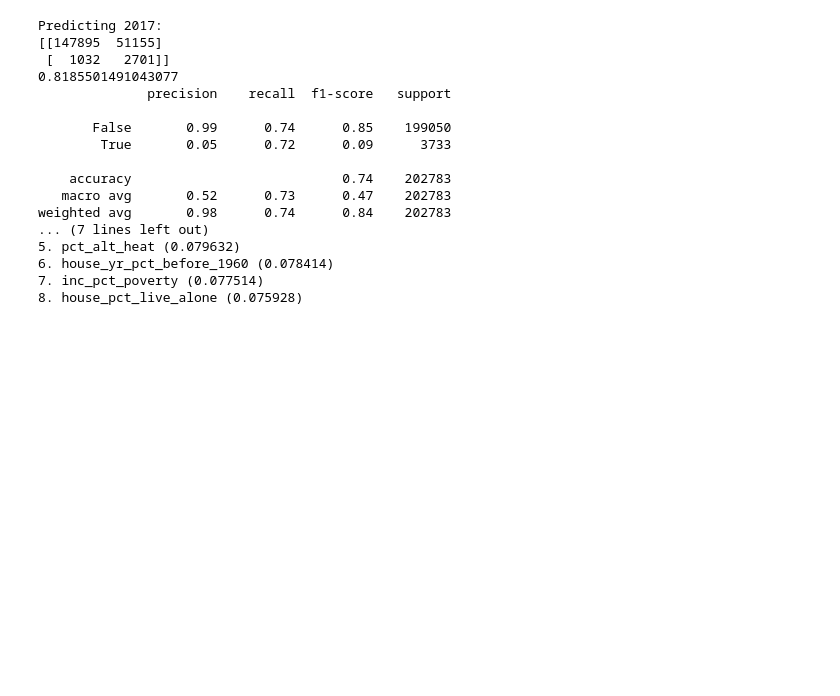
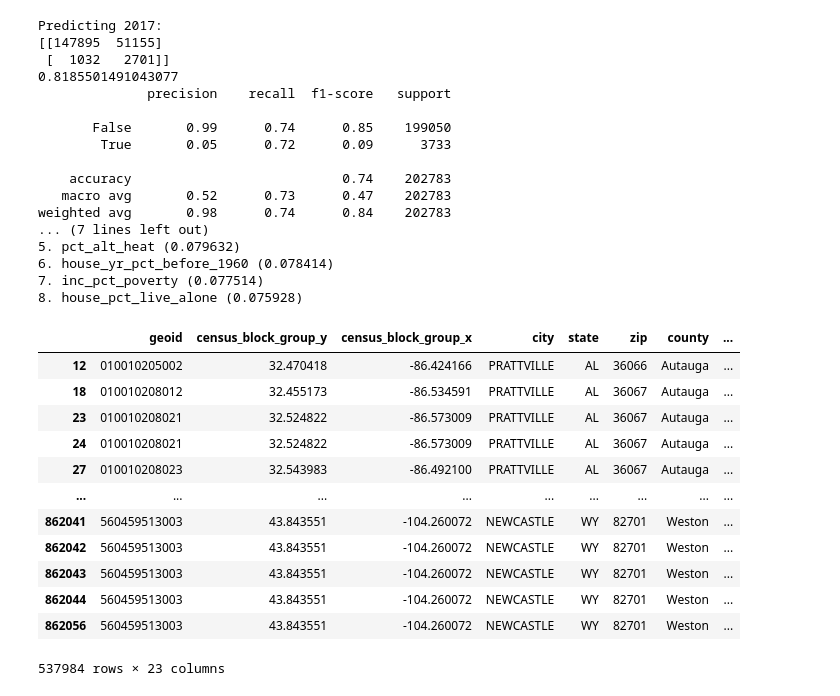
Before and after one commit to DataKind-DC/rcp2, a Jupyter notebook: testScript.ipynb, the cells around one changed output. Cells and saved outputs as stored; diff of their text form; code cells hidden in the pictures; blank space fills up the shorter version.

```diff
--- a/testScript.ipynb
+++ b/testScript.ipynb
@@ -96,4 +63,20 @@ weighted avg       0.98      0.74      0.84    202783
 8. house_pct_live_alone (0.075928)
 # %%
 ARC =  DataLoaders.ARCPData()
+# %%
+ARC.data
+# %% [output]
+|  | geoid | census_block_group_y | census_block_group_x | city | state | zip | county | ... |
+| 12 | 010010205002 | 32.470418 | -86.424166 | PRATTVILLE | AL | 36066 | Autauga | ... |
+| 18 | 010010208012 | 32.455173 | -86.534591 | PRATTVILLE | AL | 36067 | Autauga | ... |
+| 23 | 010010208021 | 32.524822 | -86.573009 | PRATTVILLE | AL | 36067 | Autauga | ... |
+| 24 | 010010208021 | 32.524822 | -86.573009 | PRATTVILLE | AL | 36067 | Autauga | ... |
+| 27 | 010010208023 | 32.543983 | -86.492100 | PRATTVILLE | AL | 36067 | Autauga | ... |
+| ... | ... | ... | ... | ... | ... | ... | ... | ... |
+| 862041 | 560459513003 | 43.843551 | -104.260072 | NEWCASTLE | WY | 82701 | Weston | ... |
+| 862042 | 560459513003 | 43.843551 | -104.260072 | NEWCASTLE | WY | 82701 | Weston | ... |
+| 862043 | 560459513003 | 43.843551 | -104.260072 | NEWCASTLE | WY | 82701 | Weston | ... |
+| 862044 | 560459513003 | 43.843551 | -104.260072 | NEWCASTLE | WY | 82701 | Weston | ... |
+| 862056 | 560459513003 | 43.843551 | -104.260072 | NEWCASTLE | WY | 82701 | Weston | ... |
+537984 rows × 23 columns
 # %%
```
Also changed, not shown: parts of 15 cells of this notebook, 8 other files.
